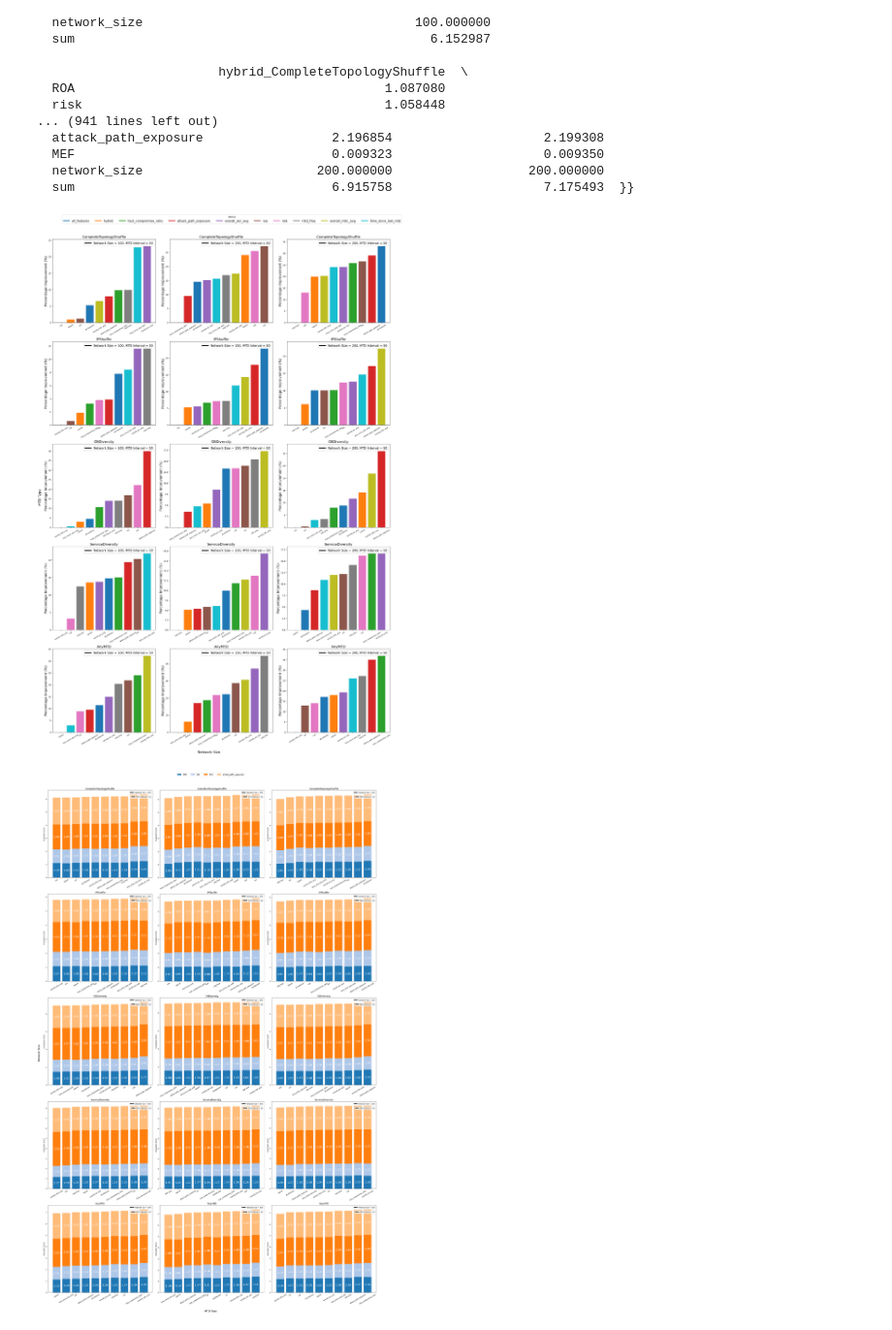
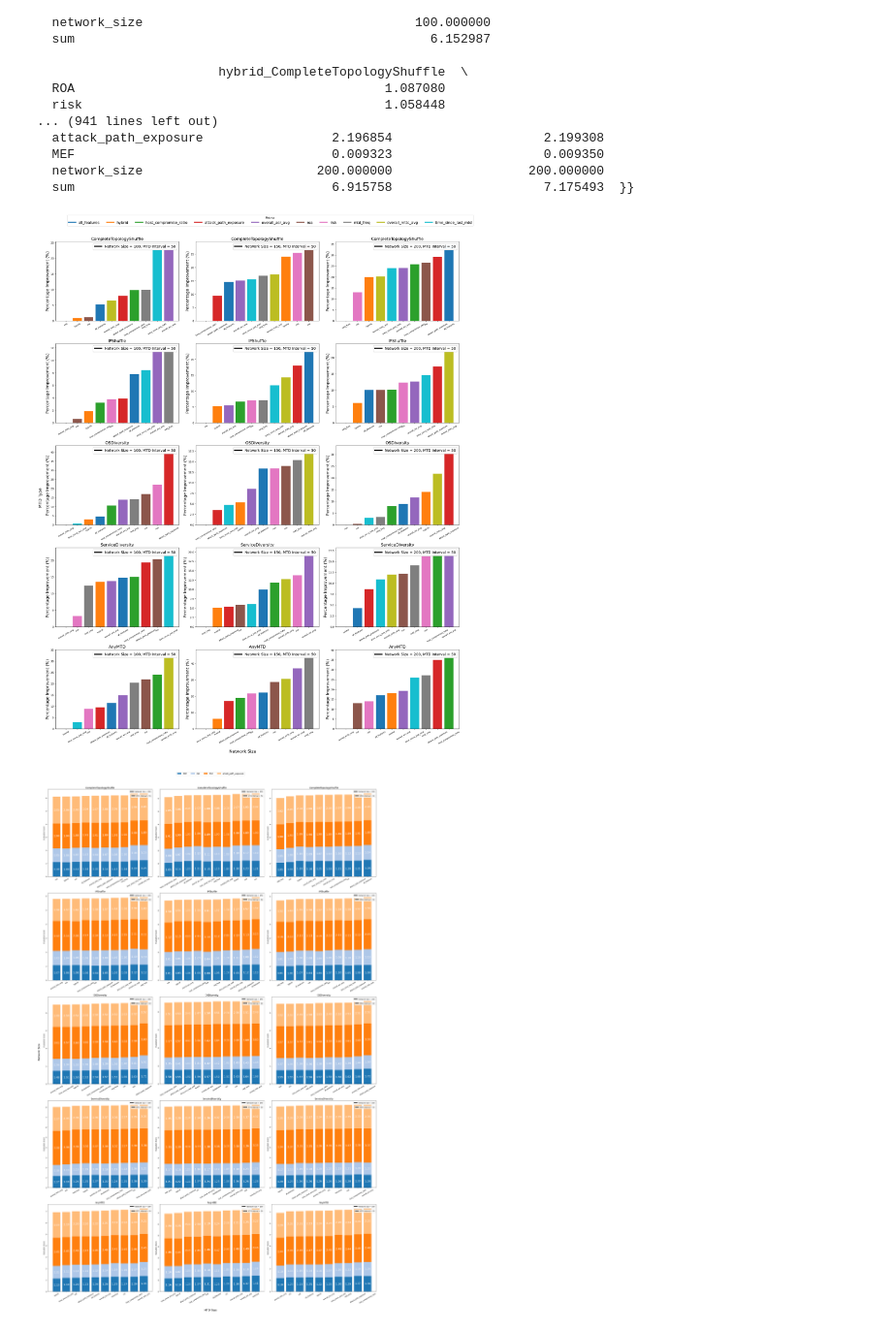
Before and after one commit to MoeBuTa/MTDSim, a Jupyter notebook: experiments/final_report_visualisation.ipynb, the cells around one changed output. Shown at 97% size. Drawn from its saved outputs; the diff is of its cells as text; code cells hidden in the pictures.

```diff
--- a/experiments/final_report_visualisation.ipynb
+++ b/experiments/final_report_visualisation.ipynb
@@ -209,3 +202,16 @@ data_metrics['mtd_interval_50']['host_compromise_ratio']
 | MEF | 0.006623 | 0.006625 | 0.009918 | 0.009927 | ... |
 | mtd_interval | 50.000000 | 50.000000 | 50.000000 | 50.000000 | ... |
 | sum | 6.081858 | 5.783158 | 9.020871 | 8.198948 | ... |
+# %%
+metrics_schemes = [
+        "all_features"  ,    # Blue
+    "hybrid",             # Orange
+    "host_compromise_ratio",  # Green
+    "attack_path_exposure",   # Red
+    "overall_asr_avg",         # Purple
+    "roa",                    # Brown
+    "risk",                   # Pink
+    "mtd_freq",               # Grey
+    "overall_mttc_avg",      # Yellow-Green
+    "time_since_last_mtd"
+    ]
@@ -808,7 +914,7 @@ color_mapping = {
 
 num_rows = 5  # Set rows and columns for transposed layout (swapped)
 num_cols = 3
-fig, axes = plt.subplots(num_rows, num_cols, figsize=(24, 36))  # Larger figsize for better visibility
+fig, axes = plt.subplots(num_rows, num_cols, figsize=(24, 30))  # Larger figsize for better visibility
 
 # Initialize a subplot index
 subplot_idx = 0
@@ -863,34 +969,34 @@ for network_size in network_sizes:
             network_size_legend = axes[row, col].legend(
                 [black_label], [f'Network Size = {network_size}, MTD Interval = {50}'], loc='upper right',
                 fontsize=14, bbox_to_anchor=(1, 1)  # Position at the top-right corner
             )
 
 
 
             # Add both legends to the current axis by using add_artist method
             axes[row, col].add_artist(network_size_legend)  # Add the first legend manually
 
             # Increment the subplot index
             subplot_idx += 1
 
 # Prepare global legend handles
 unique_labels = color_mapping.keys()
 legend_handles = [Line2D([0], [0], color=color_mapping.get(label, "#000000"), lw=4) for label in unique_labels]
 
 # Add the global legend closer to the subplots (adjust bbox_to_anchor)
 fig.legend(legend_handles, unique_labels, title="Metrics", loc="center left", ncol=len(color_mapping), bbox_to_anchor=(0.1, 1), fontsize=14)
 
 # Add overall x-label and y-label
 fig.text(0.5, 0.04, 'Network Size', ha='center', fontsize=16)  # X-axis label
 fig.text(0.04, 0.5, 'MTD Type', va='center', rotation='vertical', fontsize=16)  # Y-axis label
 
 # Adjust layout to prevent overlap
 plt.tight_layout(rect=[0.05, 0.05, 1, 0.975])  # Adjust layout to make room for the global legend
 plt.savefig("network_size_sets_rank.png")
 # Show the plots
 plt.show()
 # %% [output]
-[figure, old version]
+[figure, new version]
 # %%
 import matplotlib.pyplot as plt
 import numpy as np
```
Also changed, not shown: parts of 10 cells of this notebook, 42 other files.
